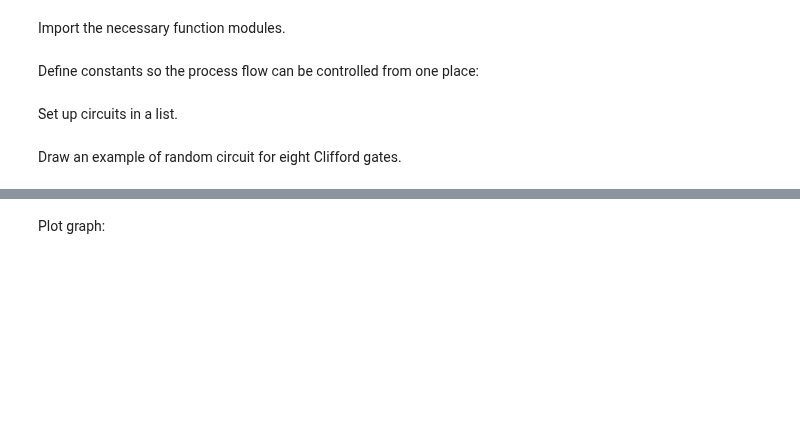
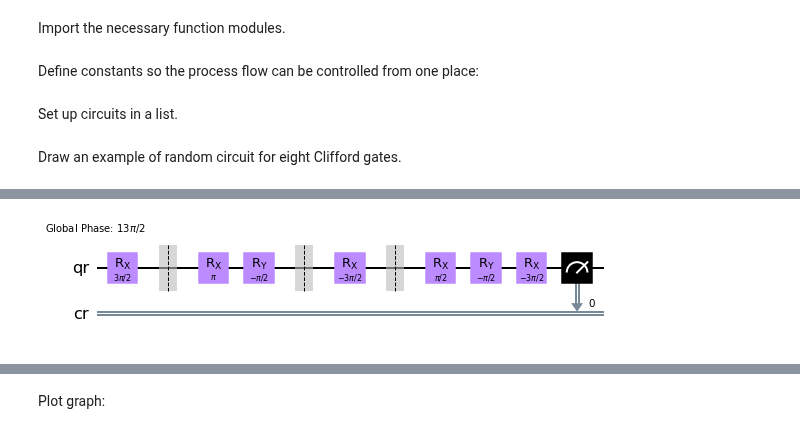
Before and after one commit to goldsmdn/SteaneCode, a Jupyter notebook: Egan_single_qubit_errors.ipynb, the cells around one changed output, grey strips where cells are left out. Drawn from its saved outputs; the diff is of its cells as text; code cells hidden in the pictures; blank space fills up the shorter version.

```diff
--- a/Egan_single_qubit_errors.ipynb
+++ b/Egan_single_qubit_errors.ipynb
@@ -86 +94,5 @@ def get_noise(p_meas,p_gate):
+# %%
+qt.draw(output = 'mpl', filename = 'Single_Clifford_gates_circuit_transpiled.jpg', fold = 30)
+# %% [output]
+[figure, added]
 # %%
```
Also changed, not shown: parts of 13 cells of this notebook.
